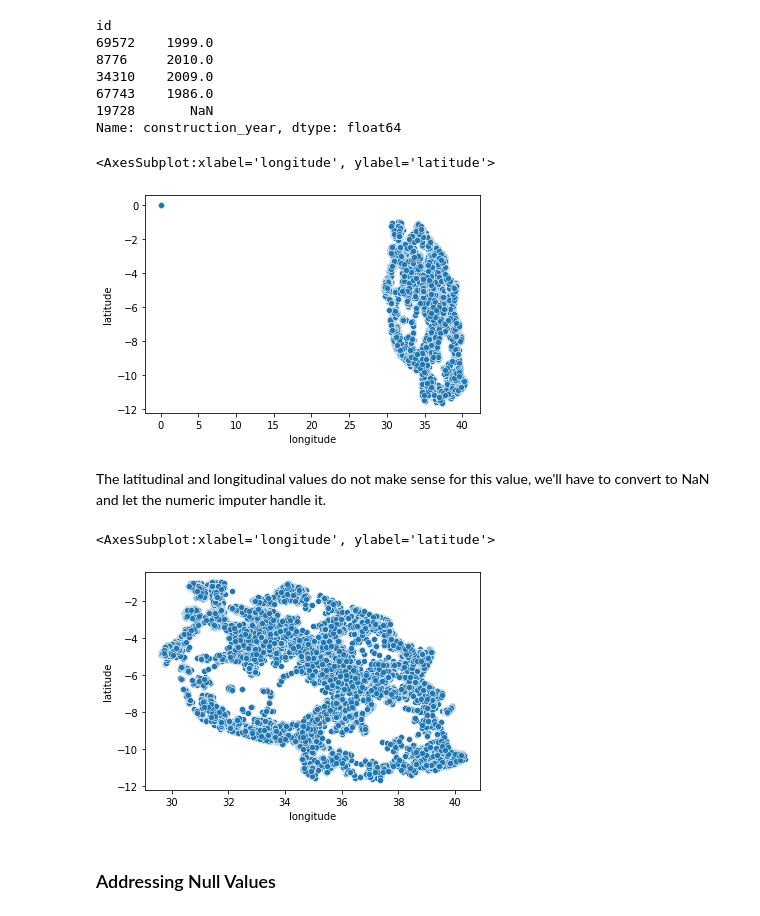
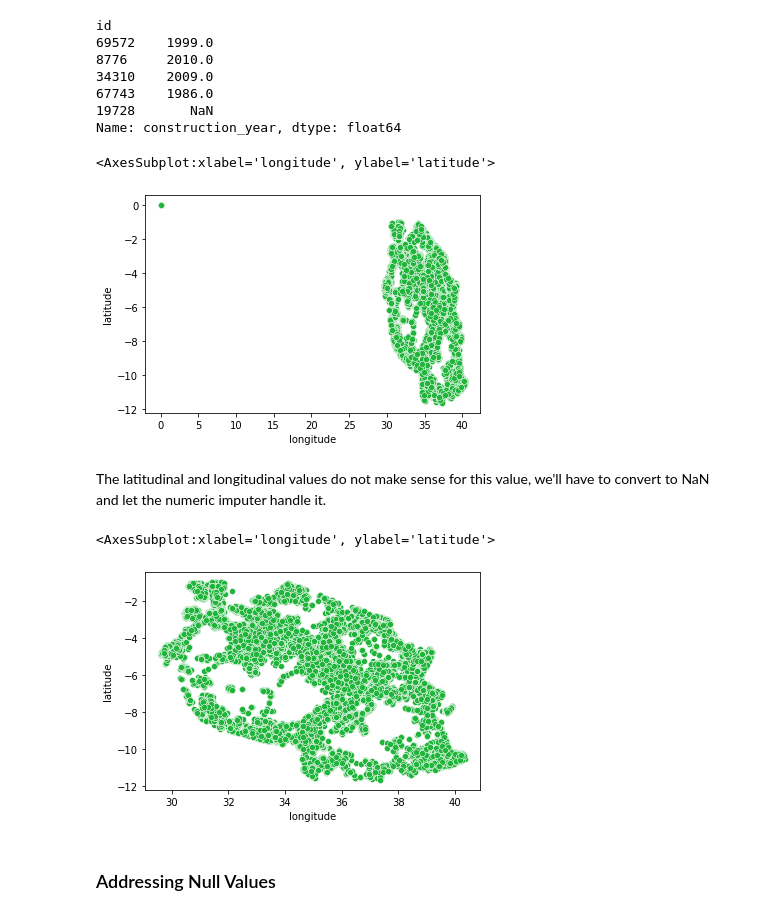
Before and after one commit to fetterollie/Tanzanian-Water-Wells, a Jupyter notebook: main/index.ipynb, the cells around one changed output. Cells and saved outputs as stored; diff of their text form; code cells hidden in the pictures.

```diff
--- a/main/index.ipynb
+++ b/main/index.ipynb
@@ -51,7 +51,7 @@ from xgboost import XGBClassifier
 # %% [markdown]
 ## Import Initial Data
 # %%
-df = pd.read_csv('data/training_set_values.csv', index_col='id')
+df = pd.read_csv('../data/training_set_values.csv', index_col='id')
 # %% [markdown]
 ## Functions/Classes
 # %%
@@ -229,7 +247,7 @@ df.head()
 # %% [markdown]
 The condition labels are in a separate DataFrame so we need to bring them in.
 # %%
-df_target = pd.read_csv('data/training_set_labels.csv', index_col='id')
+df_target = pd.read_csv('../data/training_set_labels.csv', index_col='id')
 # %%
 df_target.columns
 # %% [output]
@@ -382,10 +400,10 @@ Name: construction_year, dtype: float64
 # %%
 fig0, ax0 = plt.subplots()
 
-sns.scatterplot(data=df, x='longitude', y='latitude', ax=ax0)
+sns.scatterplot(data=df, x='longitude', y='latitude', color='#1FB53A', ax=ax0)
 # %% [output]
 <AxesSubplot:xlabel='longitude', ylabel='latitude'>
-[figure, old version]
+[figure, new version]
 # %% [markdown]
 The latitudinal and longitudinal values do not make sense for this value, we'll have to convert to NaN and let the numeric imputer handle it.
 # %%
@@ -396,10 +414,10 @@ df['latitude'].mask(df['latitude'] > .5 , np.NaN, inplace=True)
 # %%
 fig1, ax1 = plt.subplots()
 
-sns.scatterplot(data=df, x='longitude', y='latitude', ax=ax1)
+sns.scatterplot(data=df, x='longitude', y='latitude', color='#1FB53A', ax=ax1)
 # %% [output]
 <AxesSubplot:xlabel='longitude', ylabel='latitude'>
-[figure, old version]
+[figure, new version]
 # %% [markdown]
 ### Addressing Null Values
 # %%
```
Also changed, not shown: parts of 42 cells of this notebook.
